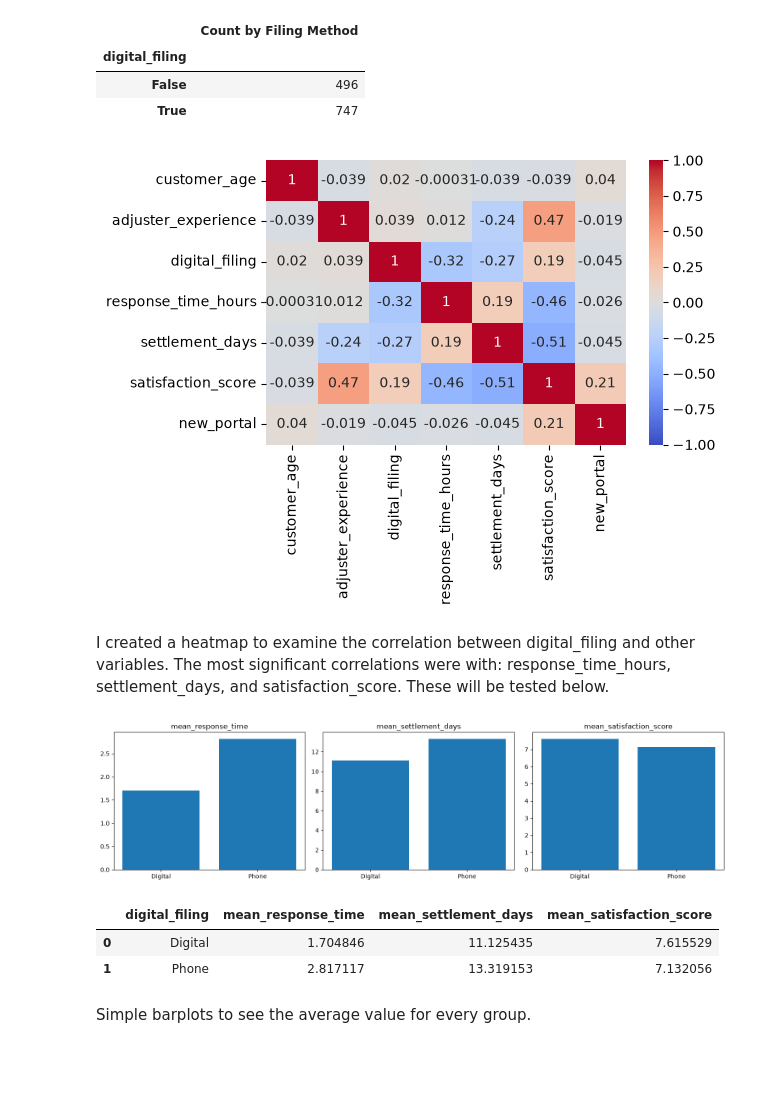
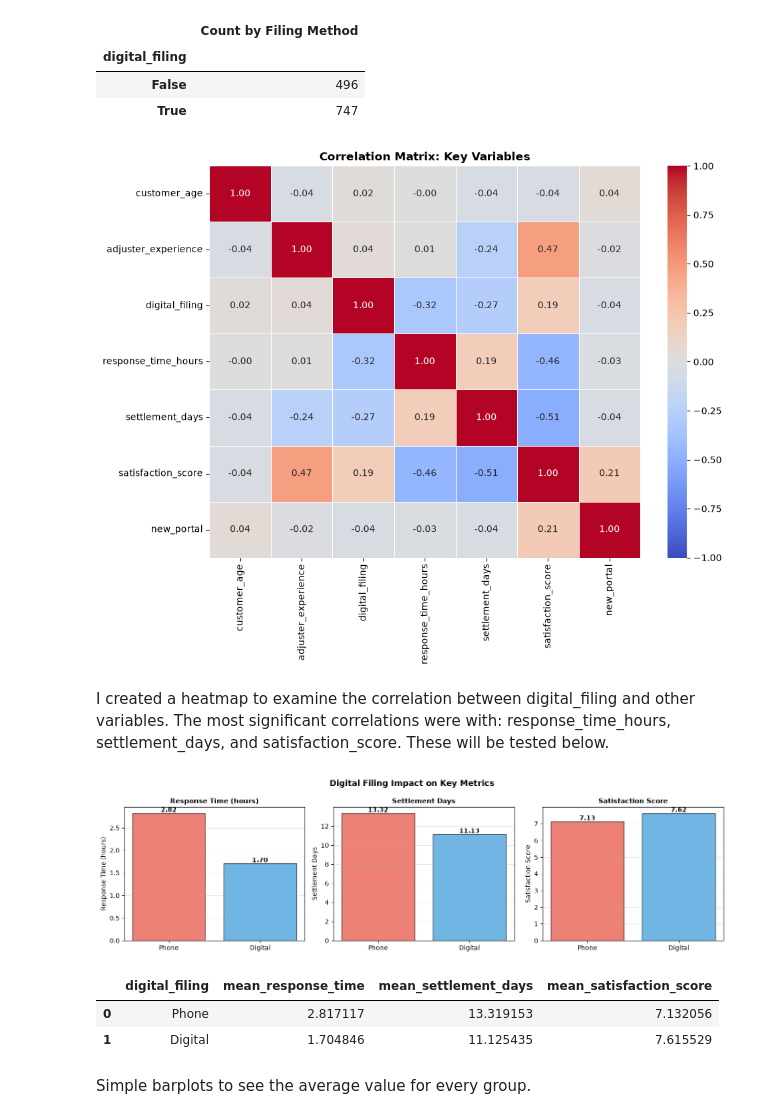
Before and after one commit to jscode-1302/insurance-claims-optimization, a Jupyter notebook: analysis.ipynb, the cells around one changed output. Cells and saved outputs as stored; diff of their text form; code cells hidden in the pictures; blank space fills up the shorter version.

Commit message:
feat: add visualizations and streamline README

```diff
--- a/analysis.ipynb
+++ b/analysis.ipynb
@@ -194,12 +194,15 @@ df_filing
 # %%
 df_heatmap = df.drop(columns=['claim_id', 'claim_type', 'claim_complexity', 'claim_amount', 'customer_tenure_years'])
 corr = df_heatmap.corr()
 
-sns.heatmap(corr, annot=True, cmap='coolwarm', vmin=-1, vmax=1)
+plt.figure(figsize=(10, 8))
+sns.heatmap(corr, annot=True, cmap='coolwarm', vmin=-1, vmax=1, fmt='.2f', linewidths=0.5)
+plt.title('Correlation Matrix: Key Variables', fontsize=12, fontweight='bold')
 plt.tight_layout()
+plt.savefig('images/correlation_heatmap.png', dpi=300, bbox_inches='tight')
 plt.show()
 # %% [output]
-[figure, old version]
+[figure, new version]
 # %% [markdown]
 I created a heatmap to examine the correlation between digital_filing and other variables. The most significant correlations were with: response_time_hours, settlement_days, and satisfaction_score. These will be tested below.
 # %%
@@ -216,21 +219,34 @@ df_filing_stats = con.execute("""
 df_filing_stats['digital_filing'] = df_filing_stats['digital_filing'].map({False: 'Phone', True: 'Digital'})
 
 cols = ['mean_response_time', 'mean_settlement_days', 'mean_satisfaction_score']
-fig, axes = plt.subplots(1, 3, figsize=(15, 4))
+titles = ['Response Time (hours)', 'Settlement Days', 'Satisfaction Score']
+fig, axes = plt.subplots(1, 3, figsize=(14, 4))
 
-for ax, col in zip(axes, cols):
-    ax.bar(df_filing_stats['digital_filing'], df_filing_stats[col])
-    ax.set_title(col)
+for ax, col, title in zip(axes, cols, titles):
+    bars = ax.bar(df_filing_stats['digital_filing'], df_filing_stats[col],
+                  color=['#E74C3C', '#3498DB'], alpha=0.7, edgecolor='black')
 
+    # Add value labels
+    for bar in bars:
+        height = bar.get_height()
+        ax.text(bar.get_x() + bar.get_width()/2., height,
+                f'{height:.2f}', ha='center', va='bottom', fontsize=10, fontweight='bold')
+
+    ax.set_ylabel(title, fontsize=10)
+    ax.set_title(title, fontsize=11, fontweight='bold')
+    ax.grid(axis='y', alpha=0.3)
+
+fig.suptitle('Digital Filing Impact on Key Metrics', fontsize=13, fontweight='bold')
 plt.tight_layout()
+plt.savefig('images/digital_filing_impact.png', dpi=300, bbox_inches='tight')
 plt.show()
 
 df_filing_stats
 # %% [output]
-[figure, old version]
+[figure, new version]
 |  | digital_filing | mean_response_time | mean_settlement_days | mean_satisfaction_score |
-| 0 | Digital | 1.704846 | 11.125435 | 7.615529 |
-| 1 | Phone | 2.817117 | 13.319153 | 7.132056 |
+| 0 | Phone | 2.817117 | 13.319153 | 7.132056 |
+| 1 | Digital | 1.704846 | 11.125435 | 7.615529 |
 # %% [markdown]
 Simple barplots to see the average value for every group.
 # %%
```
Also changed, not shown: parts of 5 cells of this notebook, 5 other files.
